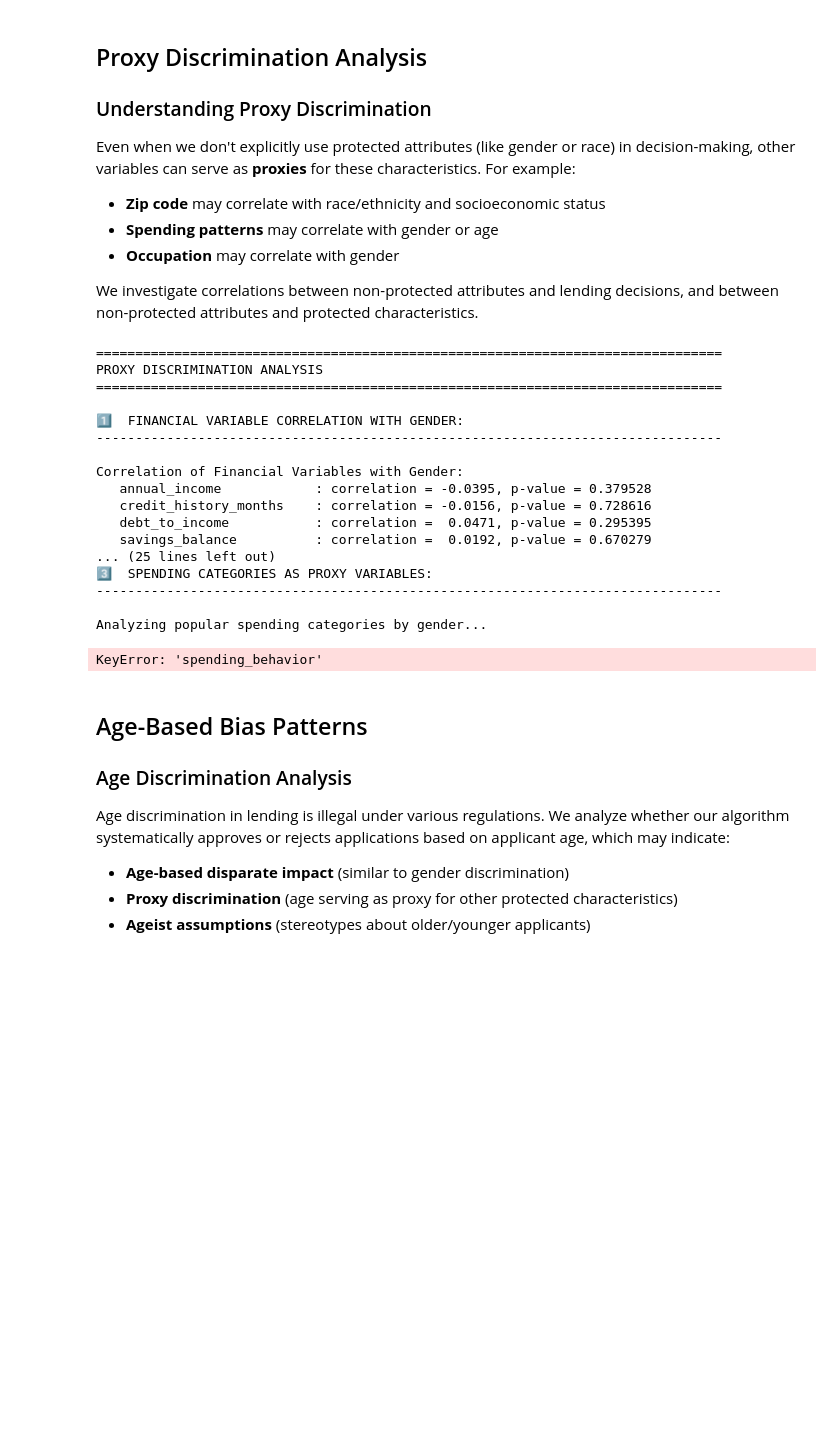
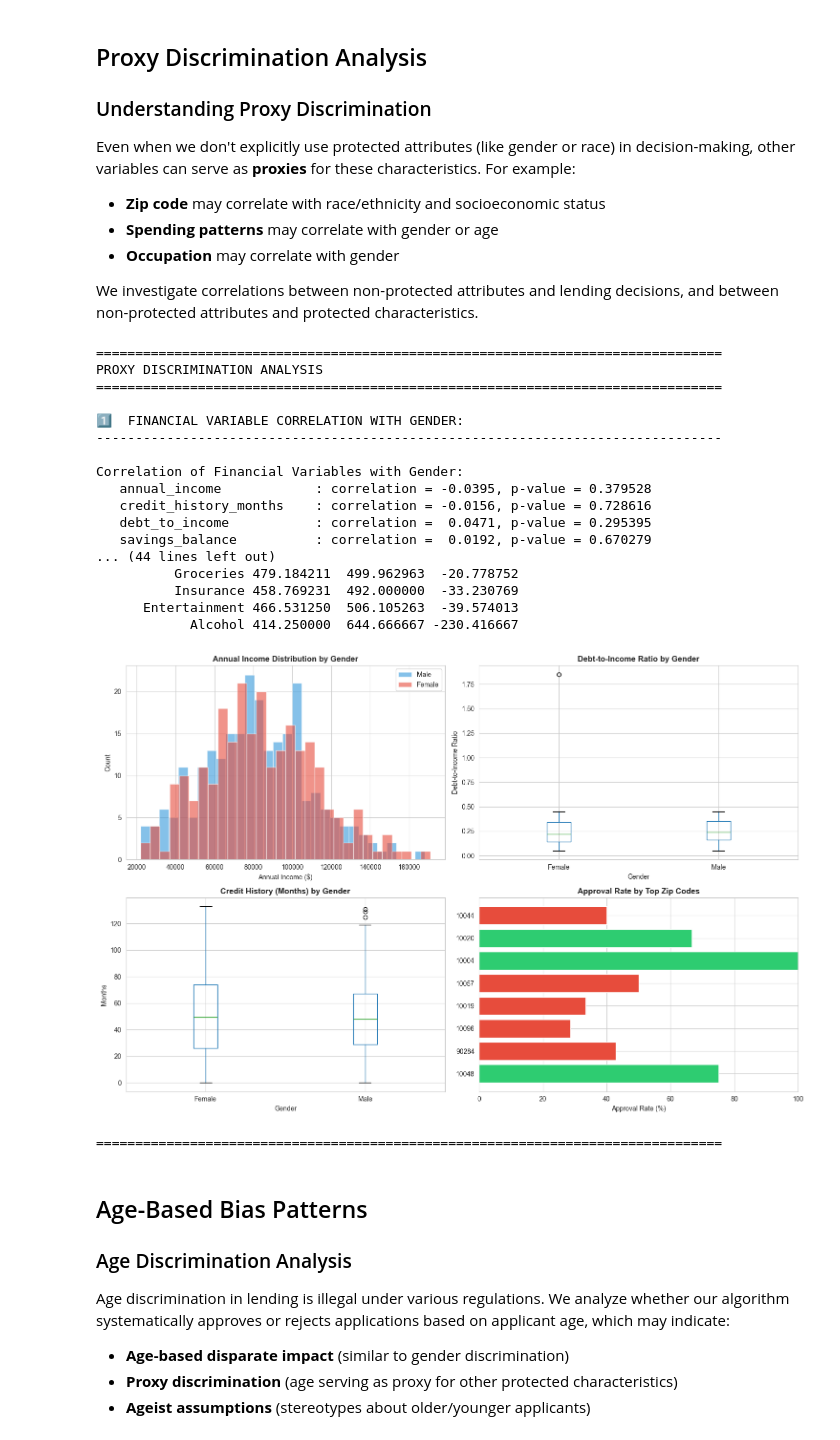
Before and after one commit to mariehenke73606/DEGO-2606---TXC_12, a Jupyter notebook: notebooks/02 - bias - analysis.ipynb, the cells around one changed output. Drawn from its saved outputs; the diff is of its cells as text; code cells hidden in the pictures; blank space fills up the shorter version.

```diff
--- a/notebooks/02 - bias - analysis.ipynb
+++ b/notebooks/02 - bias - analysis.ipynb
@@ -376,20 +419,13 @@ print("-" * 80)
 # Count spending in different categories (showing first 5 rows as example)
 print("\nAnalyzing popular spending categories by gender...")
 
-# Get all unique categories
+# Get all unique categories directly from raw_data
 spending_categories = set()
-for spending_list in df['spending_behavior']:
-    if spending_list:
-        for item in spending_list:
-            if isinstance(item, dict) and 'category' in item:
-                spending_categories.add(item['category'])
-
-if not spending_categories:
-    # If the original parsing didn't work, try from raw data
-    spending_categories = set()
-    for app in raw_data:
-        for spending_item in app.get('spending_behavior', []):
-            spending_categories.add(spending_item.get('category'))
+for app in raw_data:
+    for spending_item in app.get('spending_behavior', []):
+        category = spending_item.get('category')
+        if category is not None:
+            spending_categories.add(category)
 
 print(f"   Found {len(spending_categories)} spending categories")
 
@@ -454,39 +490,40 @@ axes[1, 0].set_xlabel('Gender')
 axes[1, 0].set_ylabel('Months')
 plt.sca(axes[1, 0])
 plt.xticks(rotation=0)
 
 # 4. Approval rate by top zip codes
 top_zip_codes = zip_df.nlargest(8, 'Count')
 axes[1, 1].barh(top_zip_codes['Zip_Code'].astype(str), top_zip_codes['Approval_Rate'] * 100,
                 color=['#2ecc71' if x > 0.5 else '#e74c3c' for x in top_zip_codes['Approval_Rate']])
 axes[1, 1].set_title('Approval Rate by Top Zip Codes', fontsize=12, fontweight='bold')
 axes[1, 1].set_xlabel('Approval Rate (%)')
 axes[1, 1].set_xlim([0, 100])
 
 plt.suptitle('')  # Remove automatic suptitle
 plt.tight_layout()
 plt.show()
 
 print("\n" + "=" * 80)
 # %% [output]
 ================================================================================
 PROXY DISCRIMINATION ANALYSIS
 ================================================================================
 
 1️⃣  FINANCIAL VARIABLE CORRELATION WITH GENDER:
 --------------------------------------------------------------------------------
 
 Correlation of Financial Variables with Gender:
    annual_income            : correlation = -0.0395, p-value = 0.379528
    credit_history_months    : correlation = -0.0156, p-value = 0.728616
    debt_to_income           : correlation =  0.0471, p-value = 0.295395
    savings_balance          : correlation =  0.0192, p-value = 0.670279
-... (25 lines left out)
-3️⃣  SPENDING CATEGORIES AS PROXY VARIABLES:
---------------------------------------------------------------------------------
-
-Analyzing popular spending categories by gender...
+... (44 lines left out)
+          Groceries 479.184211  499.962963  -20.778752
+          Insurance 458.769231  492.000000  -33.230769
+      Entertainment 466.531250  506.105263  -39.574013
+            Alcohol 414.250000  644.666667 -230.416667
+[figure, added]
-KeyError: 'spending_behavior'
+================================================================================
 # %% [markdown]
 ## Age-Based Bias Patterns
 
```
Also changed, not shown: parts of 8 cells of this notebook, 1 other file.
